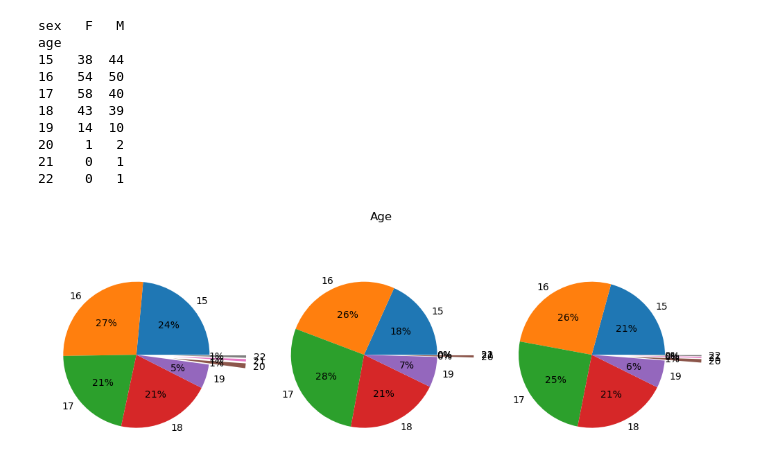
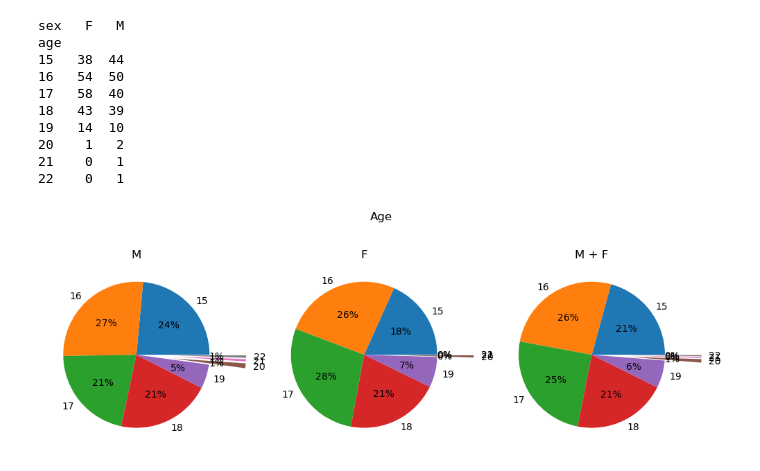
Before and after one commit to kplawik/MetodyWizualizacjiDanych, a Jupyter notebook: zadania_6.ipynb, the cells around one changed output. Drawn from its saved outputs; the diff is of its cells as text; code cells hidden in the pictures.

```diff
--- a/zadania_6.ipynb
+++ b/zadania_6.ipynb
@@ -328,15 +328,18 @@ age
 # %%
 fig, (ax1, ax2, ax3) = plt.subplots(1, 3)
 fig.set_figheight(4)
 fig.set_figwidth(10)
 ax1.pie(pivot_table['M'], explode=(0, 0, 0, 0, 0, 0.5, 0.5, 0.5), labels=pivot_table.index,
         normalize=True, autopct='%.0f%%')
+ax1.set_title('M')
 ax2.pie(pivot_table['F'], explode=(0, 0, 0, 0, 0, 0.5, 0.5, 0.5), labels=pivot_table.index,
         normalize=True, autopct='%.0f%%')
+ax2.set_title('F')
 ax3.pie(students['students'], explode=(0, 0, 0, 0, 0, 0.5, 0.5, 0.5), labels=students.index,
         normalize=True, autopct='%.0f%%')
+ax3.set_title('M + F')
 fig.suptitle('Age')
 plt.tight_layout()
 plt.show()
 # %% [output]
-[figure, old version]
+[figure, new version]
```
